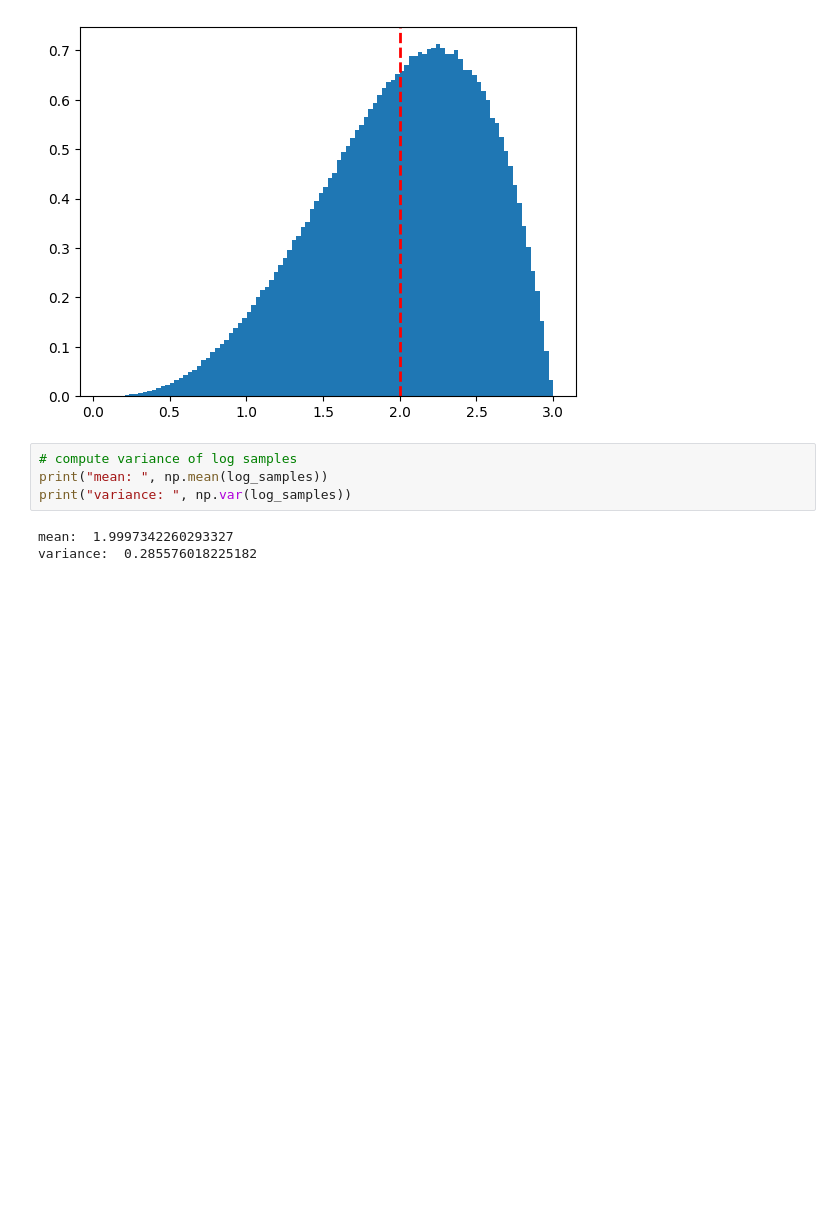
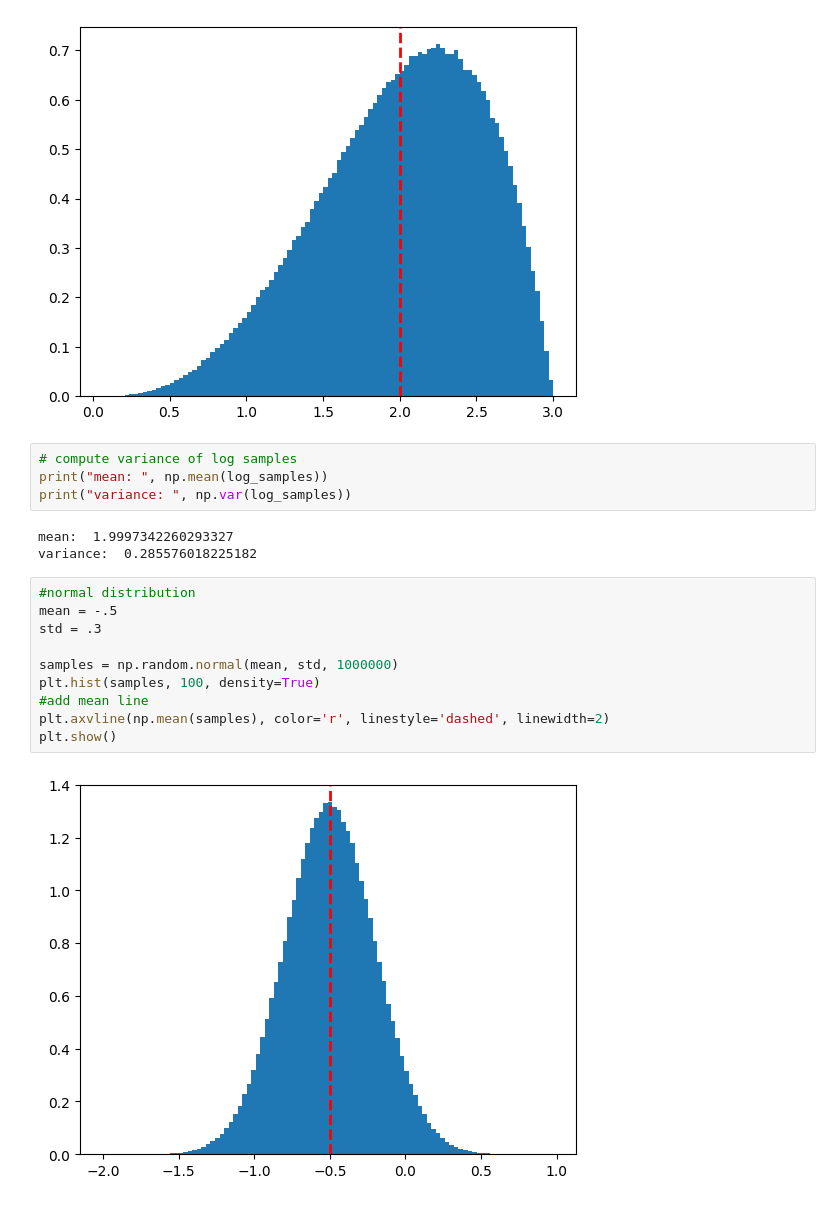
Before and after one commit to JoshuaGensel/dmMIME_correction, a Jupyter notebook: src/archive/effect_distribution.ipynb, the cells around one changed output. Drawn from its saved outputs; the diff is of its cells as text; blank space fills up the shorter version.

```diff
--- a/src/archive/effect_distribution.ipynb
+++ b/src/archive/effect_distribution.ipynb
@@ -52,3 +52,15 @@ print("variance: ", np.var(log_samples))
 # %% [output]
 mean:  1.9997342260293327
 variance:  0.285576018225182
+# %%
+#normal distribution
+mean = -.5
+std = .3
+
+samples = np.random.normal(mean, std, 1000000)
+plt.hist(samples, 100, density=True)
+#add mean line
+plt.axvline(np.mean(samples), color='r', linestyle='dashed', linewidth=2)
+plt.show()
+# %% [output]
+[figure, added]
```
Also changed, not shown: 1 other file.
